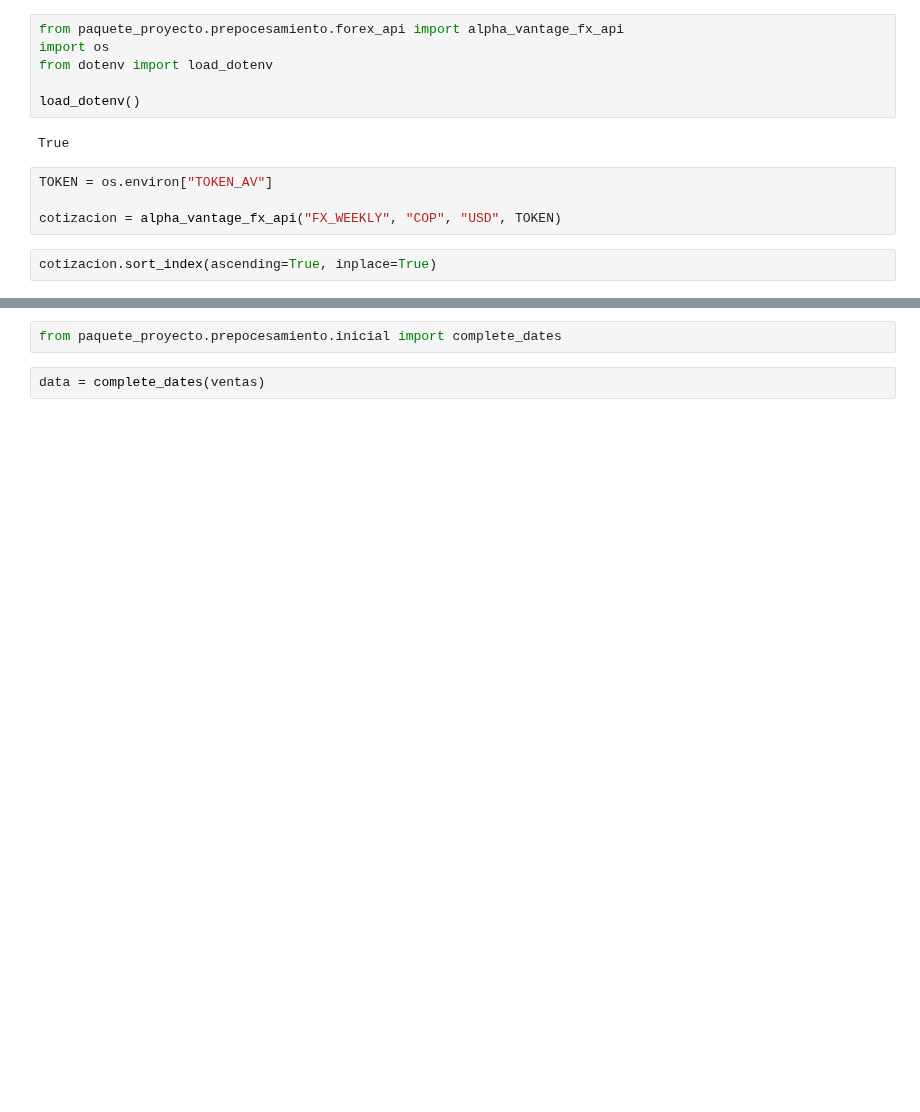
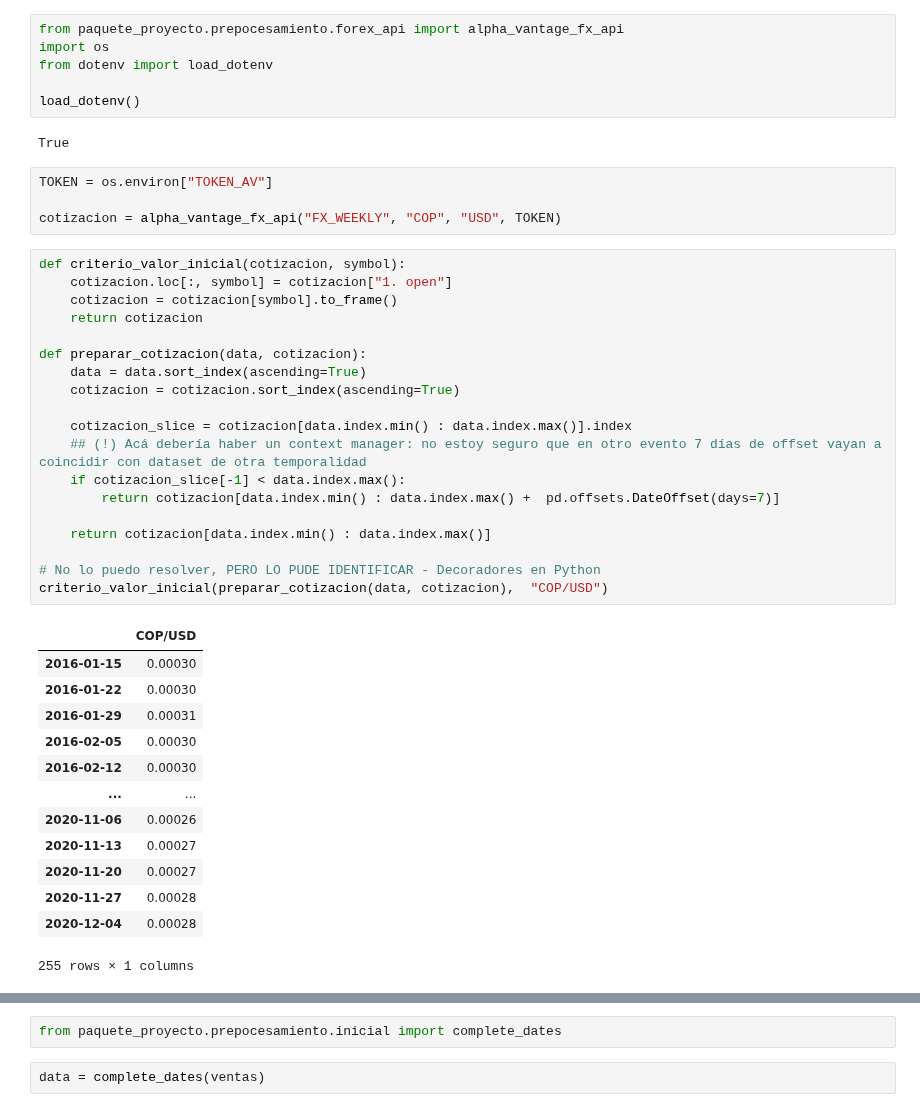
Before and after one commit to jackonedev/timeseries-project, a Jupyter notebook: data-science.ipynb, the cells around one changed output, grey strips where cells are left out. Cells and saved outputs as stored; diff of their text form; blank space fills up the shorter version.

```diff
--- a/data-science.ipynb
+++ b/data-science.ipynb
@@ -92,7 +84,38 @@ True
 TOKEN = os.environ["TOKEN_AV"]
 
 cotizacion = alpha_vantage_fx_api("FX_WEEKLY", "COP", "USD", TOKEN)
-# %%
-cotizacion.sort_index(ascending=True, inplace=True)
+# %%
+def criterio_valor_inicial(cotizacion, symbol):
+    cotizacion.loc[:, symbol] = cotizacion["1. open"]
+    cotizacion = cotizacion[symbol].to_frame()
+    return cotizacion
+
+def preparar_cotizacion(data, cotizacion):
+    data = data.sort_index(ascending=True)
+    cotizacion = cotizacion.sort_index(ascending=True)
+
+    cotizacion_slice = cotizacion[data.index.min() : data.index.max()].index
+    ## (!) Acá debería haber un context manager: no estoy seguro que en otro evento 7 días de offset vayan a coincidir con dataset de otra temporalidad
+    if cotizacion_slice[-1] < data.index.max():
+        return cotizacion[data.index.min() : data.index.max() +  pd.offsets.DateOffset(days=7)]
+
+    return cotizacion[data.index.min() : data.index.max()]
+
+# No lo puedo resolver, PERO LO PUDE IDENTIFICAR - Decoradores en Python
+criterio_valor_inicial(preparar_cotizacion(data, cotizacion),  "COP/USD")
+# %% [output]
+|  | COP/USD |
+| 2016-01-15 | 0.00030 |
+| 2016-01-22 | 0.00030 |
+| 2016-01-29 | 0.00031 |
+| 2016-02-05 | 0.00030 |
+| 2016-02-12 | 0.00030 |
+| ... | ... |
+| 2020-11-06 | 0.00026 |
+| 2020-11-13 | 0.00027 |
+| 2020-11-20 | 0.00027 |
+| 2020-11-27 | 0.00028 |
+| 2020-12-04 | 0.00028 |
+255 rows × 1 columns
 # %%
 # Acá quiero separa el periodo que corresponde al dataset que estoy trabajando. con min max en el indice
```
Also changed, not shown: parts of 10 cells of this notebook, 1 other file.
